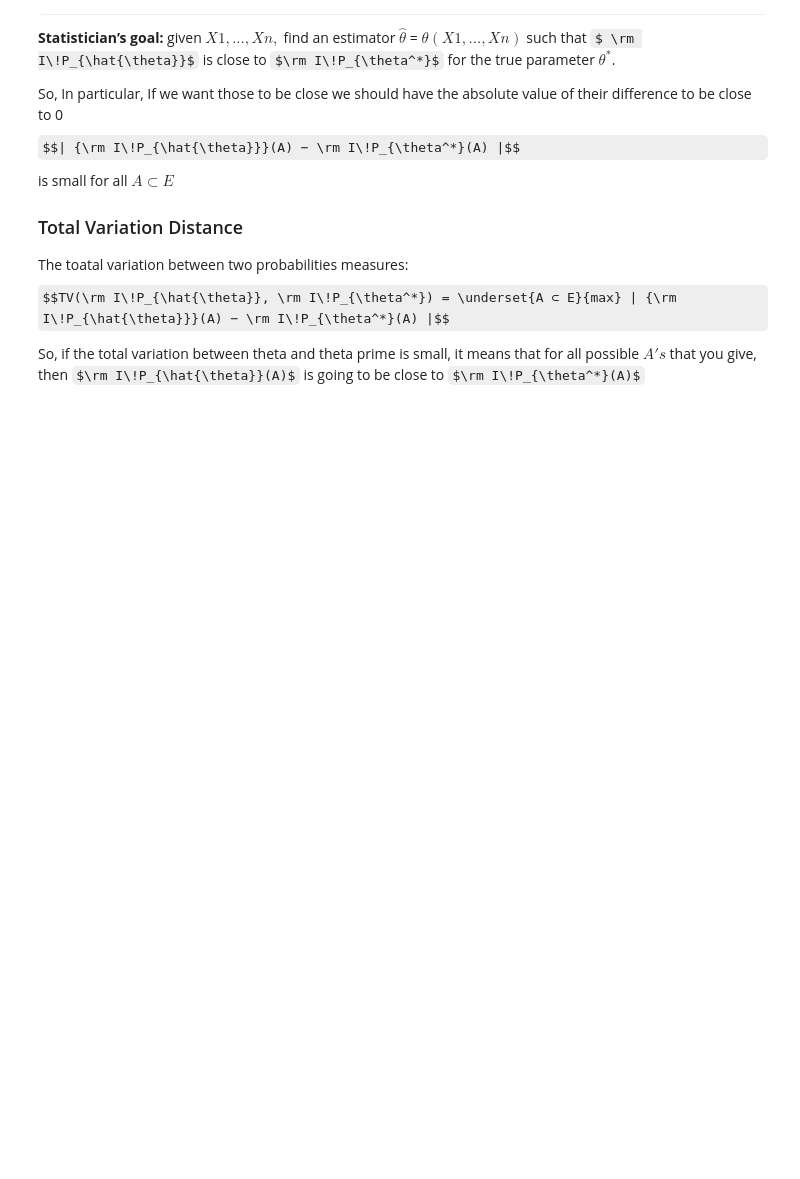
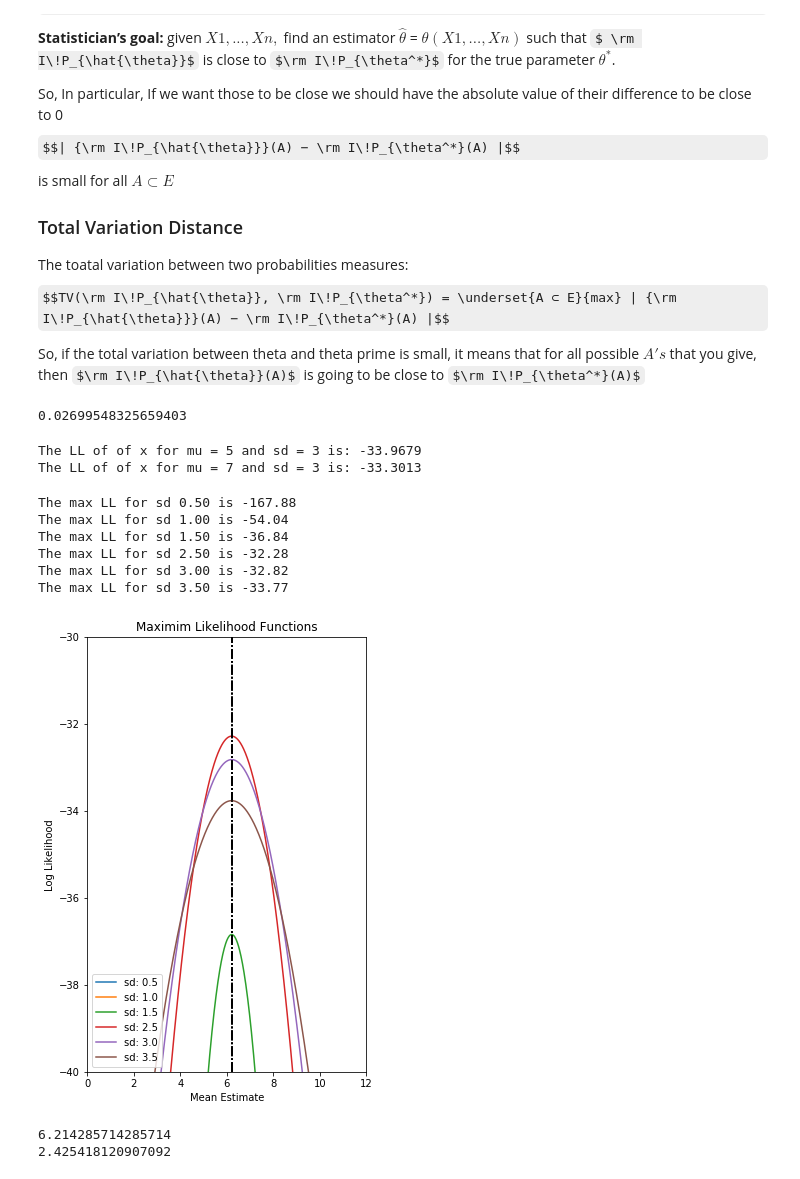
Before and after one commit to tejakummarikuntla/imaginea_assign, a Jupyter notebook: 00_Prep/Week_02/T4/Maximum Likelyhood Estimation.ipynb, the cells around one changed output. Saved outputs shown, nothing was run; the diff lists cells and outputs as text; code cells hidden in the pictures; some formulas as TeX source; blank space fills up the shorter version.

```diff
--- a/00_Prep/Week_02/T4/Maximum Likelyhood Estimation.ipynb
+++ b/00_Prep/Week_02/T4/Maximum Likelyhood Estimation.ipynb
@@ -43,3 +44,83 @@ The toatal variation between two probabilities measures:
 $$TV(\rm I\!P_{\hat{\theta}}, \rm I\!P_{\theta^*}) = \underset{A ⊂ E}{max} | {\rm I\!P_{\hat{\theta}}}(A) − \rm I\!P_{\theta^*}(A) |$$
 
 So, if the total variation between theta and theta prime is small, it means that for all possible $A's$ that you give, then $\rm I\!P_{\hat{\theta}}(A)$ is going to be close to $\rm I\!P_{\theta^*}(A)$
+# %%
+# Returns the likelyhood value of 2 with mu=3, sigma=7
+norm.pdf(3, 7, 2)
+# ref: https://medium.com/@rrfd/what-is-maximum-likelihood-estimation-examples-in-python-791153818030
+# %% [output]
+0.02699548325659403
+# %%
+import numpy as np
+from scipy.stats import norm
+import matplotlib.pyplot as plt
+#x = [2, 3, 4, 5, 7, 8, 9, 10]
+x = [4, 5, 7, 8, 8, 9, 10, 5, 2, 3, 5, 4, 8, 9]
+# %%
+# Compare the likelihood of the random samples to the two
+# distributions
+def compare_data_to_dist(x, mu_1=5, mu_2=7, sd_1=3, sd_2=3):
+    ll_1 = 0
+    ll_2 = 0
+    for i in x:
+        ll_1 += np.log(norm.pdf(i, mu_1, sd_1))
+        ll_2 += np.log(norm.pdf(i, mu_2, sd_2))
+
+    print ("The LL of of x for mu = %d and sd = %d is: %.4f" % (mu_1, sd_1, ll_1))
+    print ("The LL of of x for mu = %d and sd = %d is: %.4f" % (mu_2, sd_2, ll_2))
+compare_data_to_dist(x)
+# %% [output]
+The LL of of x for mu = 5 and sd = 3 is: -33.9679
+The LL of of x for mu = 7 and sd = 3 is: -33.3013
+# %%
+# Plot the Maximum Likelihood Functions for different values of mu
+# and sigma
+def plot_ll(x):
+    plt.figure(figsize=(5,8))
+    plt.title("Maximim Likelihood Functions")
+    plt.xlabel("Mean Estimate")
+    plt.ylabel("Log Likelihood")
+    plt.ylim(-40, -30)
+    plt.xlim(0, 12)
+    mu_set = np.linspace(0, 16, 1000)
+    sd_set = [.5, 1, 1.5, 2.5, 3, 3.5]
+    max_val = max_val_location = None
+    for i in sd_set:
+        ll_array = []
+
+        for j in mu_set:
+            temp_mm = 0
+
+            for k in x:
+                temp_mm += np.log(norm.pdf(k, j, i)) # The LL function
+            ll_array.append(temp_mm)
+
+            if (max_val is None):
+                max_val = max(ll_array)
+            elif max(ll_array) > max_val:
+                max_val = max(ll_array)
+                max_val_location = j
+
+
+        # Plot the results
+        plt.plot(mu_set, ll_array, label="sd: %.1f" % i)
+
+        print ("The max LL for sd %.2f is %.2f" % (i, max(ll_array)))
+        plt.axvline(x=max_val_location, color='black', ls='-.')
+        plt.legend(loc='lower left')
+
+plot_ll(x);
+# %% [output]
+The max LL for sd 0.50 is -167.88
+The max LL for sd 1.00 is -54.04
+The max LL for sd 1.50 is -36.84
+The max LL for sd 2.50 is -32.28
+The max LL for sd 3.00 is -32.82
+The max LL for sd 3.50 is -33.77
+[figure, added]
+# %%
+print(np.mean(x))
+print(np.std(x))
+# %% [output]
+6.214285714285714
+2.425418120907092
```
Also changed, not shown: parts of 2 cells of this notebook.
